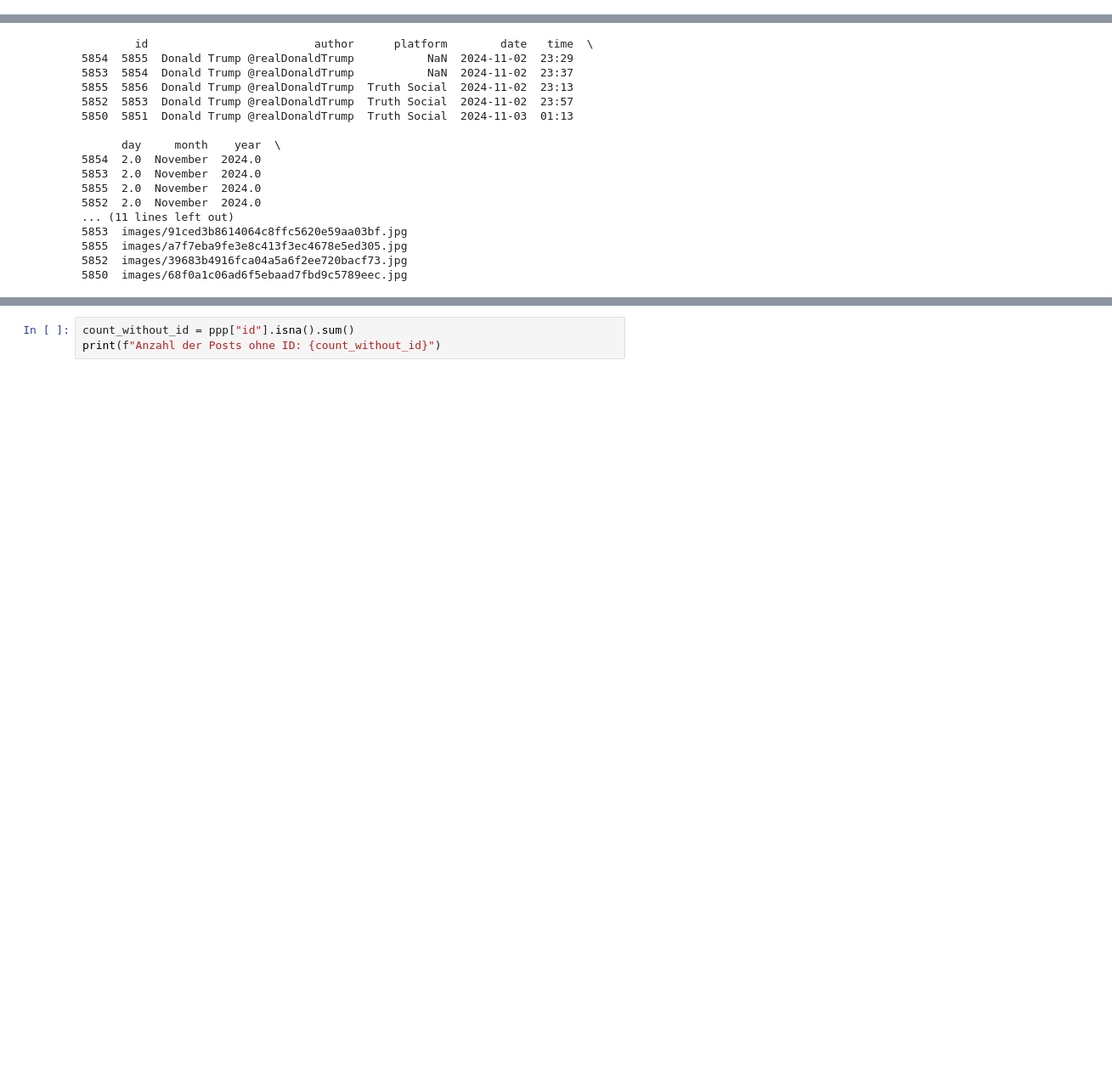
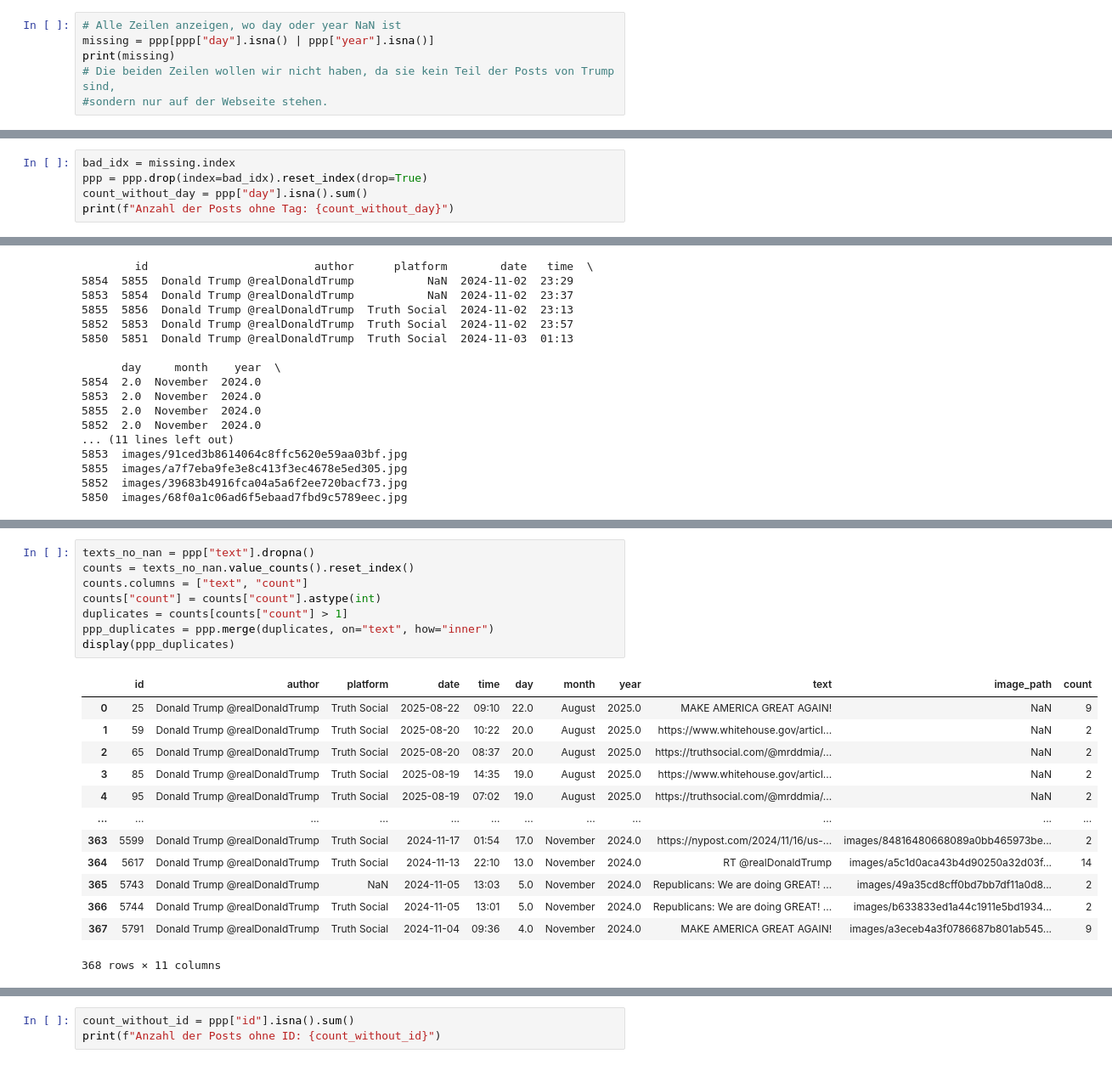
Before and after one commit to vivien3mueller/TrumMus, a Jupyter notebook: 01 Datenbeschaffung_Trump.ipynb, the cells around one changed output, grey strips where cells are left out. Shown at 85% size. Cells and saved outputs as stored; diff of their text form; blank space fills up the shorter version.

```diff
--- a/01 Datenbeschaffung_Trump.ipynb
+++ b/01 Datenbeschaffung_Trump.ipynb
@@ -532,0 +559,6 @@ Anzahl der Posts ohne Zeitangabe: 1
+# %%
+# Alle Zeilen anzeigen, wo day oder year NaN ist
+missing = ppp[ppp["day"].isna() | ppp["year"].isna()]
+print(missing)
+# Die beiden Zeilen wollen wir nicht haben, da sie kein Teil der Posts von Trump sind,
+#sondern nur auf der Webseite stehen.
@@ -532,0 +569,5 @@ Anzahl der Posts ohne Zeitangabe: 1
+# %%
+bad_idx = missing.index
+ppp = ppp.drop(index=bad_idx).reset_index(drop=True)
+count_without_day = ppp["day"].isna().sum()
+print(f"Anzahl der Posts ohne Tag: {count_without_day}")
@@ -562,0 +628,22 @@ print(ppp_single.sort_values('date').head(5))
+# %%
+texts_no_nan = ppp["text"].dropna()
+counts = texts_no_nan.value_counts().reset_index()
+counts.columns = ["text", "count"]
+counts["count"] = counts["count"].astype(int)
+duplicates = counts[counts["count"] > 1]
+ppp_duplicates = ppp.merge(duplicates, on="text", how="inner")
+display(ppp_duplicates)
+# %% [output]
+|  | id | author | platform | date | time | day | month | year | text | image_path | count |
+| 0 | 25 | Donald Trump @realDonaldTrump | Truth Social | 2025-08-22 | 09:10 | 22.0 | August | 2025.0 | MAKE AMERICA GREAT AGAIN! | NaN | 9 |
+| 1 | 59 | Donald Trump @realDonaldTrump | Truth Social | 2025-08-20 | 10:22 | 20.0 | August | 2025.0 | https://www.whitehouse.gov/articl... | NaN | 2 |
+| 2 | 65 | Donald Trump @realDonaldTrump | Truth Social | 2025-08-20 | 08:37 | 20.0 | August | 2025.0 | https://truthsocial.com/@mrddmia/... | NaN | 2 |
+| 3 | 85 | Donald Trump @realDonaldTrump | Truth Social | 2025-08-19 | 14:35 | 19.0 | August | 2025.0 | https://www.whitehouse.gov/articl... | NaN | 2 |
+| 4 | 95 | Donald Trump @realDonaldTrump | Truth Social | 2025-08-19 | 07:02 | 19.0 | August | 2025.0 | https://truthsocial.com/@mrddmia/... | NaN | 2 |
+| ... | ... | ... | ... | ... | ... | ... | ... | ... | ... | ... | ... |
+| 363 | 5599 | Donald Trump @realDonaldTrump | Truth Social | 2024-11-17 | 01:54 | 17.0 | November | 2024.0 | https://nypost.com/2024/11/16/us-... | images/84816480668089a0bb465973be... | 2 |
+| 364 | 5617 | Donald Trump @realDonaldTrump | Truth Social | 2024-11-13 | 22:10 | 13.0 | November | 2024.0 | RT @realDonaldTrump | images/a5c1d0aca43b4d90250a32d03f... | 14 |
+| 365 | 5743 | Donald Trump @realDonaldTrump | NaN | 2024-11-05 | 13:03 | 5.0 | November | 2024.0 | Republicans: We are doing GREAT! ... | images/49a35cd8cff0bd7bb7df11a0d8... | 2 |
+| 366 | 5744 | Donald Trump @realDonaldTrump | Truth Social | 2024-11-05 | 13:01 | 5.0 | November | 2024.0 | Republicans: We are doing GREAT! ... | images/b633833ed1a44c1911e5bd1934... | 2 |
+| 367 | 5791 | Donald Trump @realDonaldTrump | Truth Social | 2024-11-04 | 09:36 | 4.0 | November | 2024.0 | MAKE AMERICA GREAT AGAIN! | images/a3eceb4a3f0786687b801ab545... | 9 |
+368 rows × 11 columns
```
Also changed, not shown: parts of 31 cells of this notebook.
